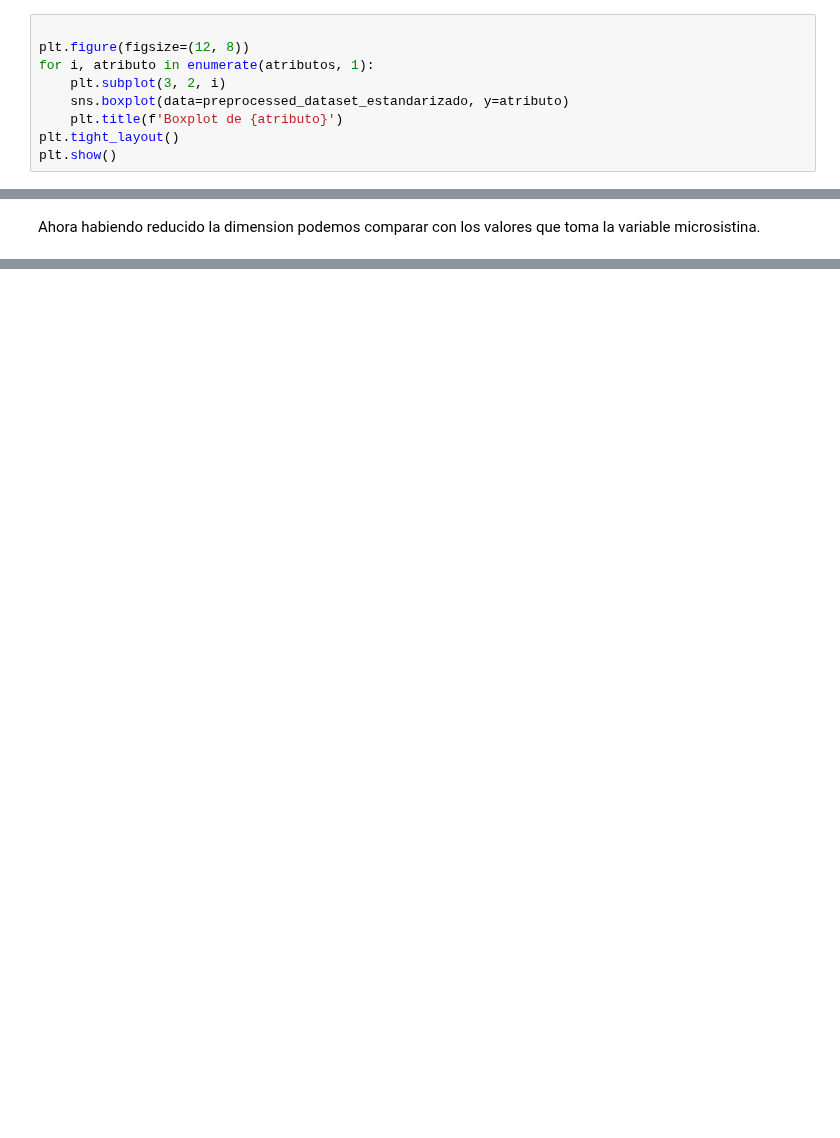
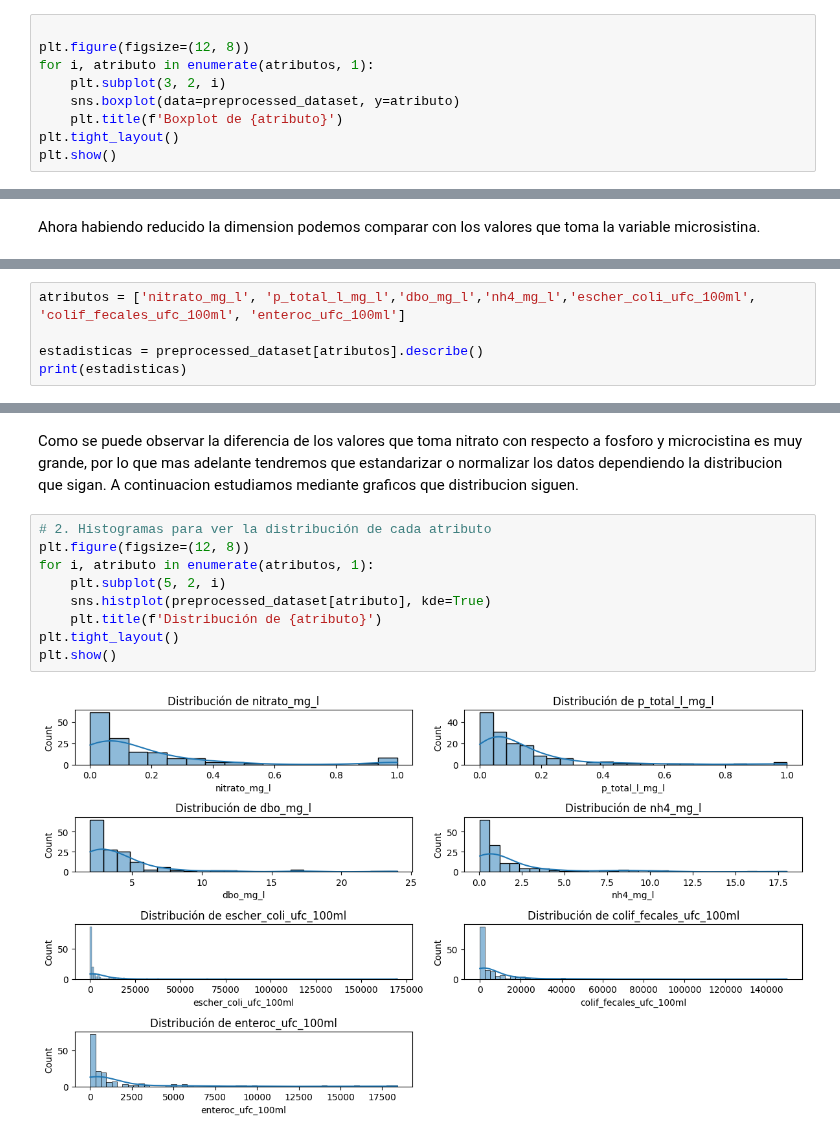
Before and after one commit to MaximoReynoso/TrabajoEspecial, a Jupyter notebook: TrabajoEspecial.ipynb, the cells around one changed output, grey strips where cells are left out. Saved outputs shown, nothing was run; the diff lists cells and outputs as text; blank space fills up the shorter version.

```diff
--- a/TrabajoEspecial.ipynb
+++ b/TrabajoEspecial.ipynb
@@ -247,7 +245,7 @@ Analizamos si existen valores atipicos.
 plt.figure(figsize=(12, 8))
 for i, atributo in enumerate(atributos, 1):
     plt.subplot(3, 2, i)
-    sns.boxplot(data=preprocessed_dataset_estandarizado, y=atributo)
+    sns.boxplot(data=preprocessed_dataset, y=atributo)
     plt.title(f'Boxplot de {atributo}')
 plt.tight_layout()
 plt.show()
@@ -309,0 +316,5 @@ array([0.31711921, 0.23997602])
+# %%
+atributos = ['nitrato_mg_l', 'p_total_l_mg_l','dbo_mg_l','nh4_mg_l','escher_coli_ufc_100ml', 'colif_fecales_ufc_100ml', 'enteroc_ufc_100ml']
+
+estadisticas = preprocessed_dataset[atributos].describe()
+print(estadisticas)
@@ -309,0 +341,14 @@ array([0.31711921, 0.23997602])
+# %% [markdown]
+Como se puede observar la diferencia de los valores que toma nitrato con respecto a fosforo y microcistina es muy grande, por lo que mas adelante tendremos que estandarizar o normalizar los datos dependiendo la distribucion que sigan.
+A continuacion estudiamos mediante graficos que distribucion siguen.
+# %%
+# 2. Histogramas para ver la distribución de cada atributo
+plt.figure(figsize=(12, 8))
+for i, atributo in enumerate(atributos, 1):
+    plt.subplot(5, 2, i)
+    sns.histplot(preprocessed_dataset[atributo], kde=True)
+    plt.title(f'Distribución de {atributo}')
+plt.tight_layout()
+plt.show()
+# %% [output]
+[figure, added]
```
Also changed, not shown: parts of 18 cells of this notebook.
